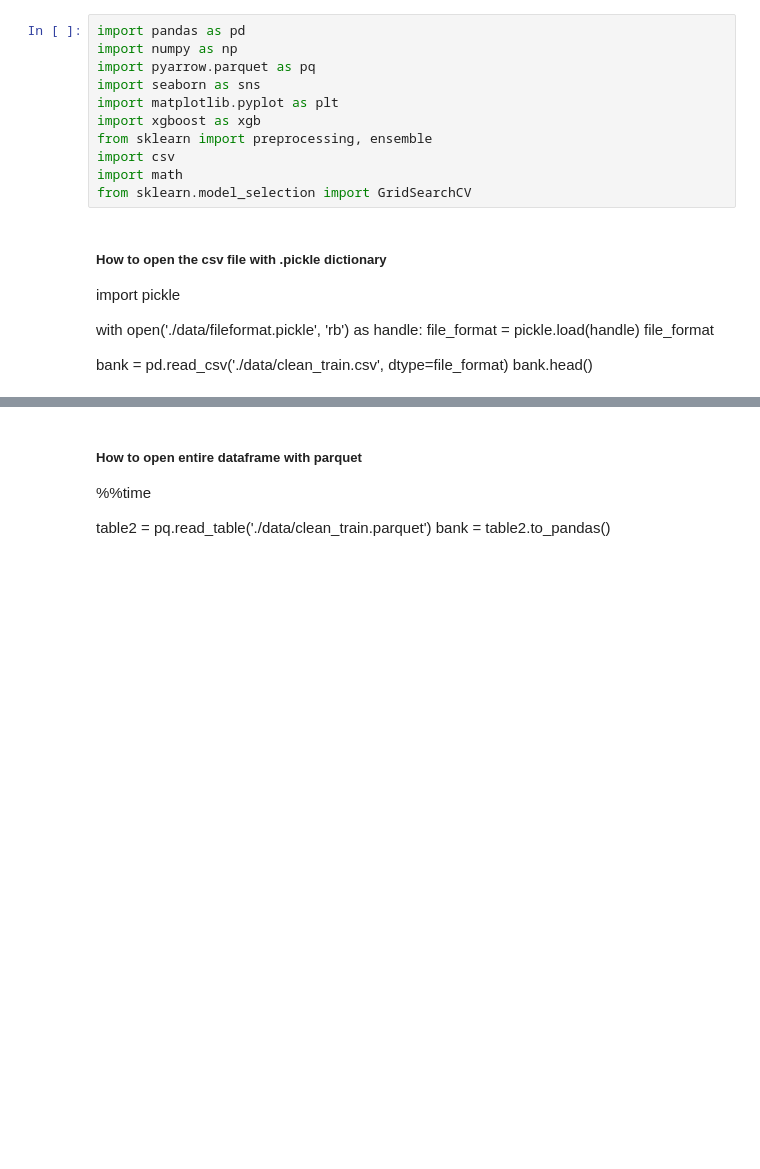
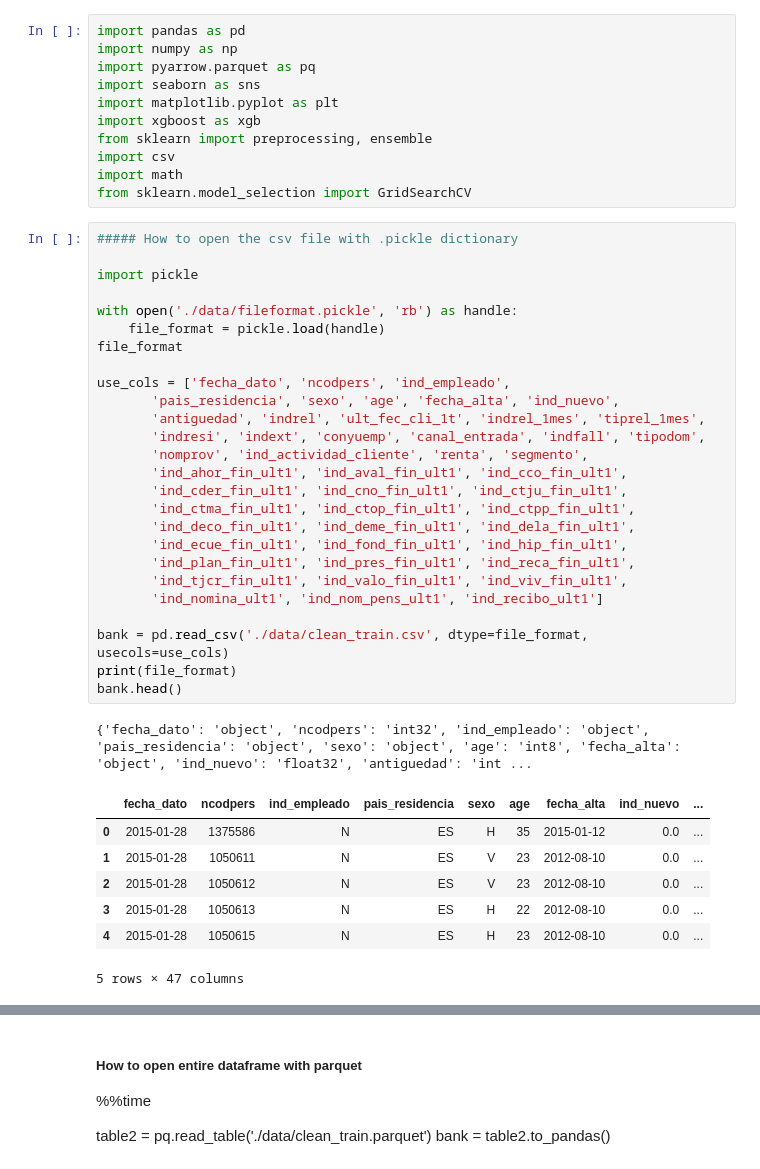
Before and after one commit to Alfonso-AML/Ironhack_final_project, a Jupyter notebook: Data processing.ipynb, the cells around one changed output, grey strips where cells are left out. Saved outputs shown, nothing was run; the diff lists cells and outputs as text; blank space fills up the shorter version.

```diff
--- a/Data processing.ipynb
+++ b/Data processing.ipynb
@@ -17,14 +17,38 @@ from sklearn import preprocessing, ensemble
 import csv
 import math
 from sklearn.model_selection import GridSearchCV
-# %% [markdown]
-##### How to open the csv file with .pickle dictionary
-
-import pickle
-
-with open('./data/fileformat.pickle', 'rb') as handle:
-    file_format = pickle.load(handle)
-file_format
-
-bank = pd.read_csv('./data/clean_train.csv', dtype=file_format)
-bank.head()
+# %%
+##### How to open the csv file with .pickle dictionary
+
+import pickle
+
+with open('./data/fileformat.pickle', 'rb') as handle:
+    file_format = pickle.load(handle)
+file_format
+
+use_cols = ['fecha_dato', 'ncodpers', 'ind_empleado',
+       'pais_residencia', 'sexo', 'age', 'fecha_alta', 'ind_nuevo',
+       'antiguedad', 'indrel', 'ult_fec_cli_1t', 'indrel_1mes', 'tiprel_1mes',
+       'indresi', 'indext', 'conyuemp', 'canal_entrada', 'indfall', 'tipodom',
+       'nomprov', 'ind_actividad_cliente', 'renta', 'segmento',
+       'ind_ahor_fin_ult1', 'ind_aval_fin_ult1', 'ind_cco_fin_ult1',
+       'ind_cder_fin_ult1', 'ind_cno_fin_ult1', 'ind_ctju_fin_ult1',
+       'ind_ctma_fin_ult1', 'ind_ctop_fin_ult1', 'ind_ctpp_fin_ult1',
+       'ind_deco_fin_ult1', 'ind_deme_fin_ult1', 'ind_dela_fin_ult1',
+       'ind_ecue_fin_ult1', 'ind_fond_fin_ult1', 'ind_hip_fin_ult1',
+       'ind_plan_fin_ult1', 'ind_pres_fin_ult1', 'ind_reca_fin_ult1',
+       'ind_tjcr_fin_ult1', 'ind_valo_fin_ult1', 'ind_viv_fin_ult1',
+       'ind_nomina_ult1', 'ind_nom_pens_ult1', 'ind_recibo_ult1']
+
+bank = pd.read_csv('./data/clean_train.csv', dtype=file_format, usecols=use_cols)
+print(file_format)
+bank.head()
+# %% [output]
+{'fecha_dato': 'object', 'ncodpers': 'int32', 'ind_empleado': 'object', 'pais_residencia': 'object', 'sexo': 'object', 'age': 'int8', 'fecha_alta': 'object', 'ind_nuevo': 'float32', 'antiguedad': 'int ...
+|  | fecha_dato | ncodpers | ind_empleado | pais_residencia | sexo | age | fecha_alta | ind_nuevo | ... |
+| 0 | 2015-01-28 | 1375586 | N | ES | H | 35 | 2015-01-12 | 0.0 | ... |
+| 1 | 2015-01-28 | 1050611 | N | ES | V | 23 | 2012-08-10 | 0.0 | ... |
+| 2 | 2015-01-28 | 1050612 | N | ES | V | 23 | 2012-08-10 | 0.0 | ... |
+| 3 | 2015-01-28 | 1050613 | N | ES | H | 22 | 2012-08-10 | 0.0 | ... |
+| 4 | 2015-01-28 | 1050615 | N | ES | H | 23 | 2012-08-10 | 0.0 | ... |
+5 rows × 47 columns
```
Also changed, not shown: parts of 6 cells of this notebook, 1 other file.
